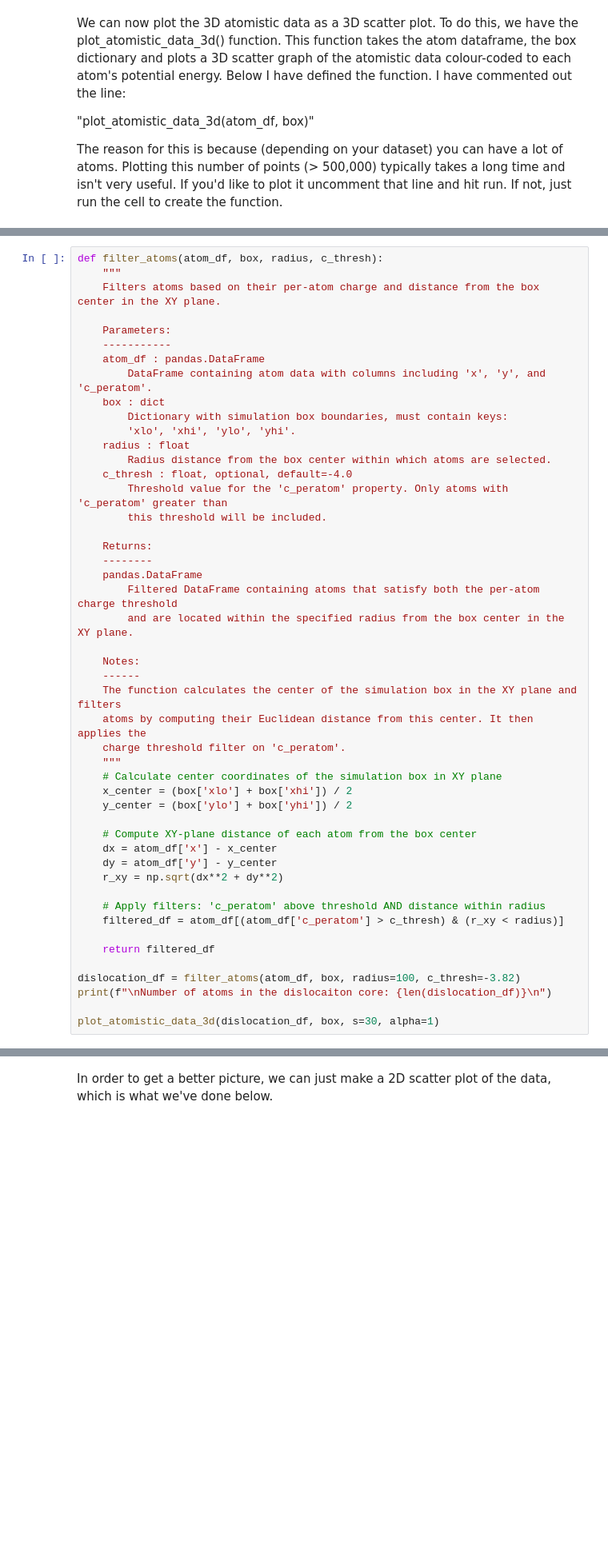
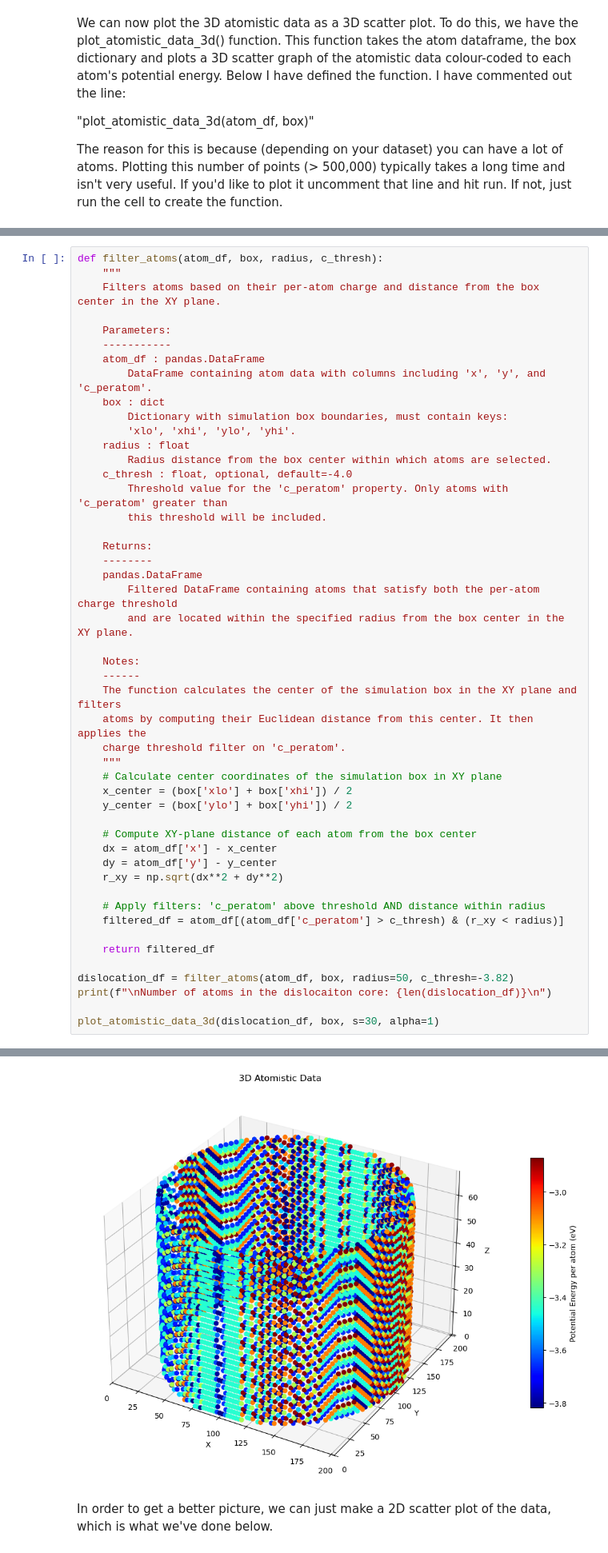
Before and after one commit to Eledmunds15/DiJoVa, a Jupyter notebook: 03_dislo_analysis/dislo_analysis.ipynb, the cells around one changed output, grey strips where cells are left out. Shown at 80% size. Saved outputs shown, nothing was run; the diff lists cells and outputs as text; blank space fills up the shorter version.

```diff
--- a/03_dislo_analysis/dislo_analysis.ipynb
+++ b/03_dislo_analysis/dislo_analysis.ipynb
@@ -222,7 +234,8 @@ def filter_atoms(atom_df, box, radius, c_thresh):
 
     return filtered_df
 
-dislocation_df = filter_atoms(atom_df, box, radius=100, c_thresh=-3.82)
+dislocation_df = filter_atoms(atom_df, box, radius=50, c_thresh=-3.82)
 print(f"\nNumber of atoms in the dislocaiton core: {len(dislocation_df)}\n")
 
 plot_atomistic_data_3d(dislocation_df, box, s=30, alpha=1)
+# %% [output]
@@ -229,3 +243,4 @@ plot_atomistic_data_3d(dislocation_df, box, s=30, alpha=1)
+[figure, added]
 # %% [markdown]
 In order to get a better picture, we can just make a 2D scatter plot of the data, which is what we've done below.
 # %%
```
Also changed, not shown: parts of 4 cells of this notebook, 2 other files.
